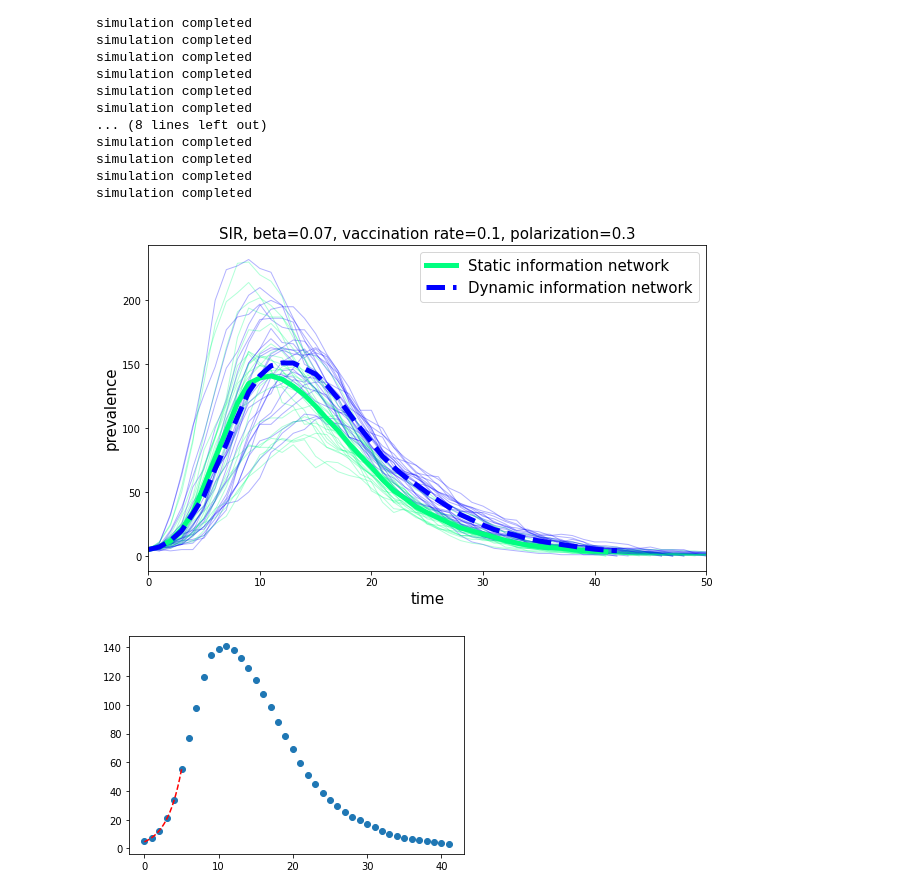
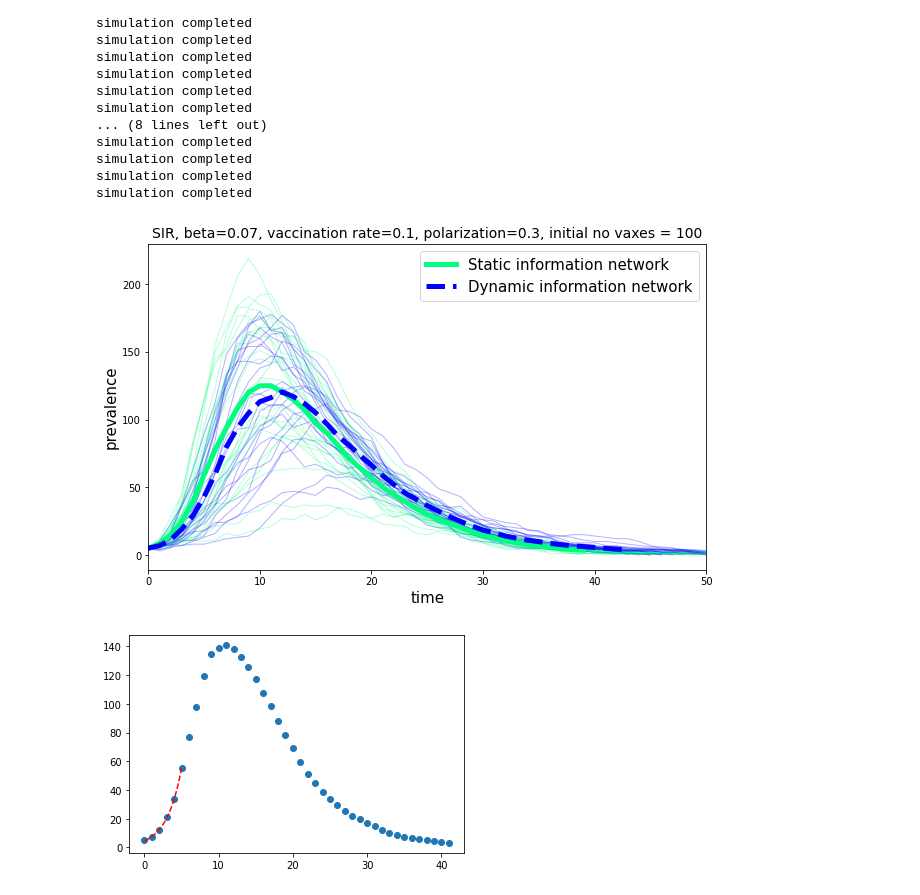
Before and after one commit to michelemcrudele/LDE-Project, a Jupyter notebook: notebook.ipynb, the cells around one changed output. Cells and saved outputs as stored; diff of their text form; code cells hidden in the pictures.

Commit message:
initial no vaxes

```diff
--- a/notebook.ipynb
+++ b/notebook.ipynb
@@ -904,7 +904,7 @@ def sim_prevalence():
     N = 1000 # number of nodes
     ave_degree = 10
     initial_infecteds = np.random.choice(np.arange(N), size=5, replace=False)
-    initial_no_vax = np.arange(100, 300)
+    initial_no_vax = np.arange(100, 200)
 
 
     mu = 1/7       # recovery rate
@@ -960,23 +960,23 @@ ave_I_dyn = np.mean([dynamic_I[i,1][:minlen_dynamic_I] for i in range(nsim)], ax
 # %%
 beta = 0.07    # infection rate
 pol = 0.3      # propensity of opinion polarization
 r = 0.1
 
 colors = cm.get_cmap('winter', 2)
 plt.figure(figsize=(10,6))
-plt.title(f'SIR, beta={beta}, vaccination rate={r}, polarization={pol}', size=15)
+plt.title(f'SIR, beta={beta}, vaccination rate={r}, polarization={pol}, initial no vaxes = 100', size=14)
 plt.xlabel('time', size=15)
 plt.ylabel('prevalence', size=15)
 for curve1, curve2 in zip(static_I, dynamic_I):
     plt.plot(curve1[0], curve1[1], c=colors(1), lw=1, alpha=0.3)
     plt.plot(curve2[0], curve2[1], c=colors(0), lw=1, alpha=0.3)
 plt.plot(np.arange(minlen_static_I), ave_I_stat, lw=5, c=colors(1), label='Static information network')
 plt.plot(np.arange(minlen_dynamic_I), ave_I_dyn, lw=5, c=colors(0), label='Dynamic information network', ls='dashed')
 plt.legend(loc='best', fontsize=15)
 plt.xlim(0,50)
 plt.savefig(f'./plots/SIR_r{r}_pol{pol}_v1.png')
 # %% [output]
-[figure, old version]
+[figure, new version]
 # %%
 R0 = fitR0(np.arange(minlen_static_I), ave_I_stat, start = 0, n_points = 6)
 # %% [output]
```
Also changed, not shown: parts of 6 cells of this notebook.
